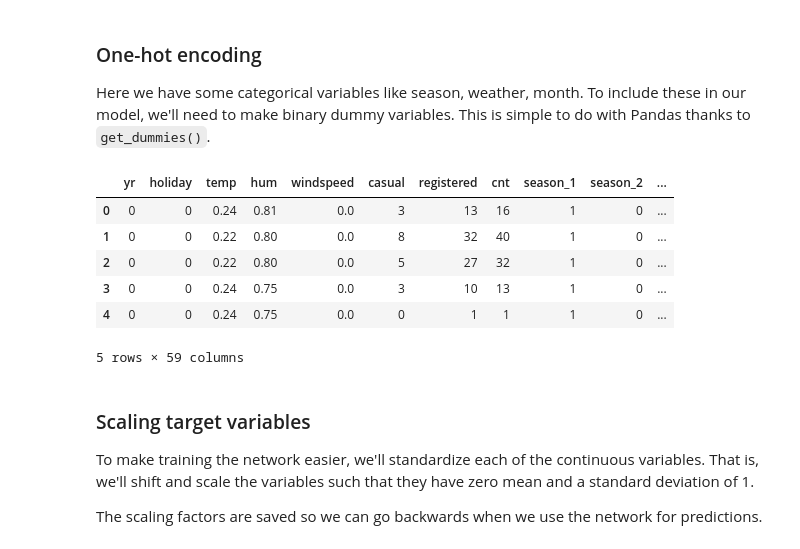
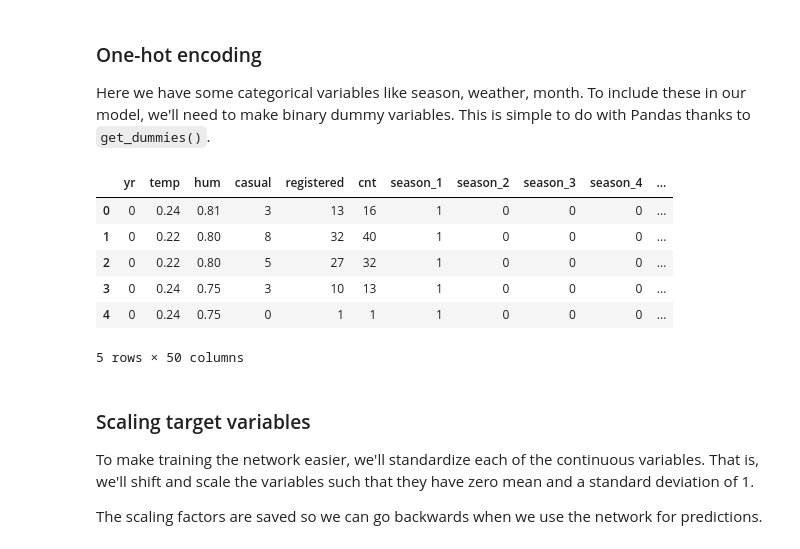
Before and after one commit to ruddyscent/cmcseoul, a Jupyter notebook: notebook/5_bike_sharing.ipynb, the cells around one changed output. Saved outputs shown, nothing was run; the diff lists cells and outputs as text; code cells hidden in the pictures.

```diff
--- a/notebook/5_bike_sharing.ipynb
+++ b/notebook/5_bike_sharing.ipynb
@@ -59,26 +79,26 @@ rides[:24*10].plot(x='dteday', y='cnt')
 # %%
-fields_to_drop = ['instant', 'dteday', 'atemp', 'workingday']
+fields_to_drop = ['holiday', 'weekday', 'workingday', 'windspeed'] + ['instant', 'dteday', 'atemp']
 data = rides.drop(fields_to_drop, axis=1)
 # %% [markdown]
 ### One-hot encoding
 Here we have some categorical variables like season, weather, month. To include these in our model, we'll need to make binary dummy variables. This is simple to do with Pandas thanks to `get_dummies()`.
 # %%
-dummy_fields = ['season', 'weathersit', 'mnth', 'hr', 'weekday']
+dummy_fields = ['season', 'weathersit', 'mnth', 'hr']
 for each in dummy_fields:
     dummies = pd.get_dummies(rides[each], prefix=each, drop_first=False)
     data = pd.concat([data, dummies], axis=1)
 
-    fields_to_drop = ['season', 'weathersit', 'mnth', 'hr', 'weekday']
+    fields_to_drop = ['season', 'weathersit', 'mnth', 'hr']
 data.drop(fields_to_drop, axis=1, inplace=True)
 data.head()
 # %% [output]
-|  | yr | holiday | temp | hum | windspeed | casual | registered | cnt | season_1 | season_2 | ... |
-| 0 | 0 | 0 | 0.24 | 0.81 | 0.0 | 3 | 13 | 16 | 1 | 0 | ... |
-| 1 | 0 | 0 | 0.22 | 0.80 | 0.0 | 8 | 32 | 40 | 1 | 0 | ... |
-| 2 | 0 | 0 | 0.22 | 0.80 | 0.0 | 5 | 27 | 32 | 1 | 0 | ... |
-| 3 | 0 | 0 | 0.24 | 0.75 | 0.0 | 3 | 10 | 13 | 1 | 0 | ... |
-| 4 | 0 | 0 | 0.24 | 0.75 | 0.0 | 0 | 1 | 1 | 1 | 0 | ... |
+|  | yr | temp | hum | casual | registered | cnt | season_1 | season_2 | season_3 | season_4 | ... |
+| 0 | 0 | 0.24 | 0.81 | 3 | 13 | 16 | 1 | 0 | 0 | 0 | ... |
+| 1 | 0 | 0.22 | 0.80 | 8 | 32 | 40 | 1 | 0 | 0 | 0 | ... |
+| 2 | 0 | 0.22 | 0.80 | 5 | 27 | 32 | 1 | 0 | 0 | 0 | ... |
+| 3 | 0 | 0.24 | 0.75 | 3 | 10 | 13 | 1 | 0 | 0 | 0 | ... |
+| 4 | 0 | 0.24 | 0.75 | 0 | 1 | 1 | 1 | 0 | 0 | 0 | ... |
-5 rows × 59 columns
+5 rows × 50 columns
 # %% [markdown]
 ### Scaling target variables
 To make training the network easier, we'll standardize each of the continuous variables. That is, we'll shift and scale the variables such that they have zero mean and a standard deviation of 1.
```
Also changed, not shown: parts of 20 cells of this notebook.
